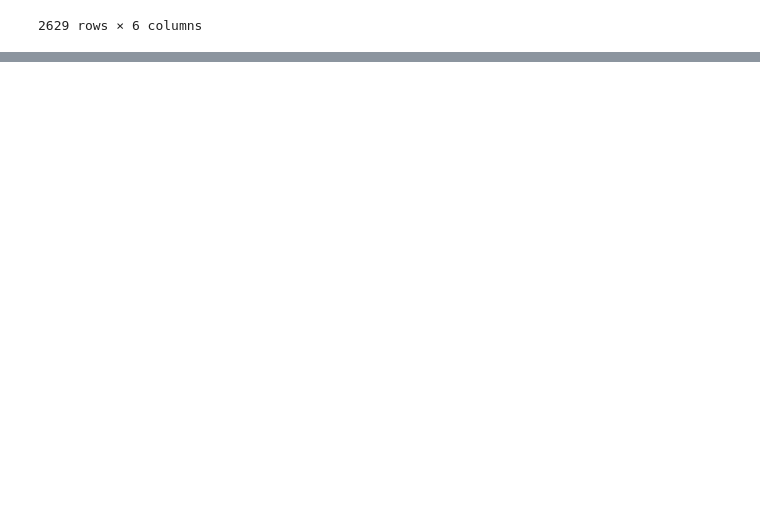
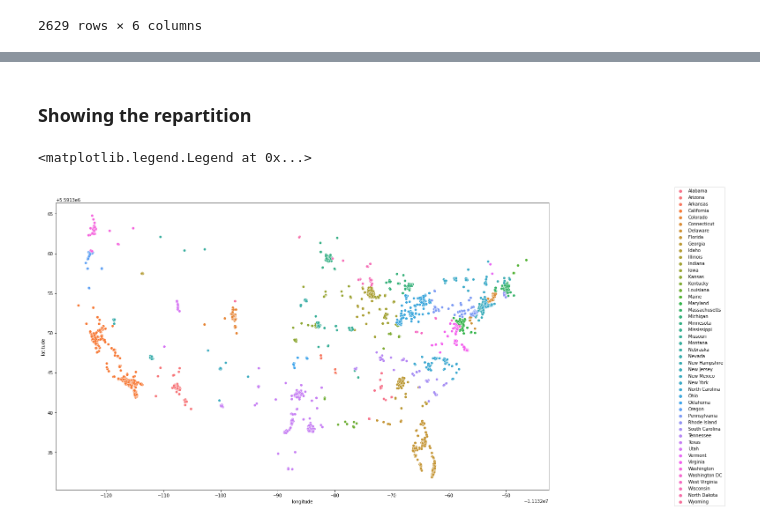
Before and after one commit to Demesmaeker/chipotle-clustering-challenge, a Jupyter notebook: vizualisation.ipynb, the cells around one changed output, grey strips where cells are left out. Drawn from its saved outputs; the diff is of its cells as text; code cells hidden in the pictures; blank space fills up the shorter version.

Commit message:
first visualisation

```diff
--- a/vizualisation.ipynb
+++ b/vizualisation.ipynb
@@ -173,0 +178,4 @@ dtype('O')
+# %%
+df['longitude'] = df['coor'].apply(lambda x : float(x.split(" ")[1].replace("(", "")))
+df['latitude'] = df['coor'].apply(lambda x : float(x.split(" ")[2].replace(")", "")))
+df
@@ -173,0 +196,9 @@ dtype('O')
+# %% [markdown]
+### Showing the repartition
+# %%
+plt.figure(figsize=(20,12))
+g = sns.scatterplot(x='longitude', y='latitude', data=df, hue='state')
+g.legend(loc='center left', bbox_to_anchor=(1.25, 0.5), ncol=1)
+# %% [output]
+<matplotlib.legend.Legend at 0x...>
+[figure, added]
```
Also changed, not shown: parts of 5 cells of this notebook.
